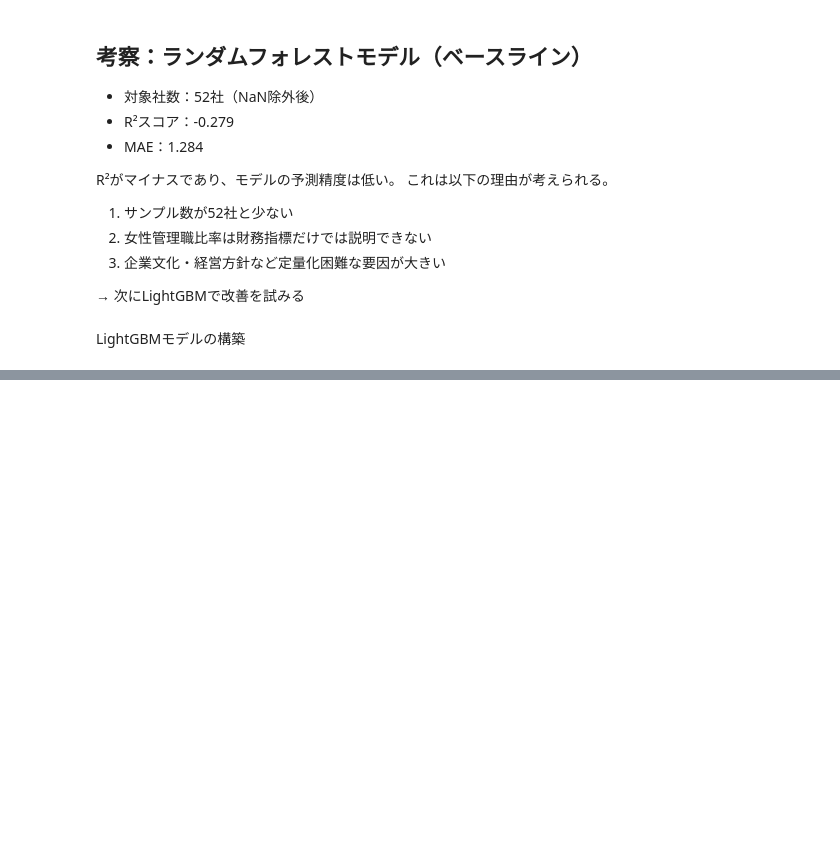
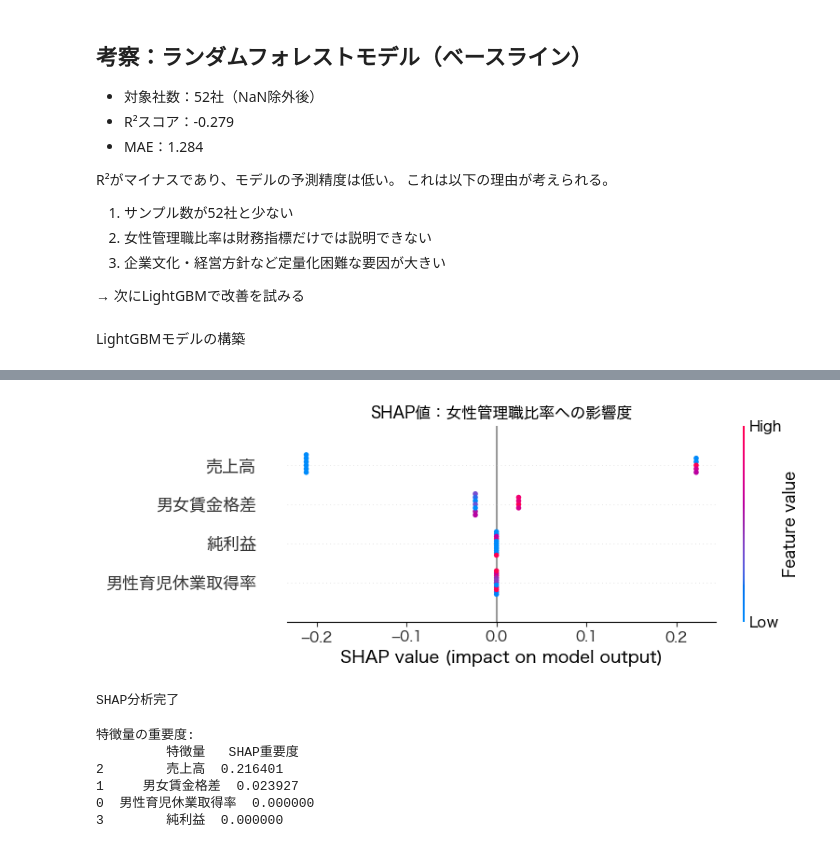
Before and after one commit to takeoka96/quest_1, a Jupyter notebook: notebooks/02_eda_visualization.ipynb, the cells around one changed output, grey strips where cells are left out. Cells and saved outputs as stored; diff of their text form; code cells hidden in the pictures; blank space fills up the shorter version.

```diff
--- a/notebooks/02_eda_visualization.ipynb
+++ b/notebooks/02_eda_visualization.ipynb
@@ -398,0 +420,36 @@ OSError: dlopen(/Users/takeshiokada/quest_1/.venv/lib/python3.8/site-packages/li
+# %%
+import shap
+
+# SHAP分析（LightGBMモデルを使用）
+explainer = shap.TreeExplainer(best_lgb)
+shap_values = explainer.shap_values(X_test)
+
+# SHAP summary plot
+plt.figure(figsize=(10, 6))
+shap.summary_plot(shap_values, X_test,
+                  feature_names=['男性育児休業取得率', '男女賃金格差', '売上高', '純利益'],
+                  show=False)
+plt.title('SHAP値：女性管理職比率への影響度')
+plt.tight_layout()
+plt.savefig(os.path.join(base_path, 'fig06_shap.png'), dpi=150)
+plt.show()
+print("SHAP分析完了")
+# %% [output]
+[figure, added]
+SHAP分析完了
+# %%
+# SHAP値の平均を確認
+shap_importance = pd.DataFrame({
+    '特徴量': ['男性育児休業取得率', '男女賃金格差', '売上高', '純利益'],
+    'SHAP重要度': np.abs(shap_values).mean(axis=0)
+}).sort_values('SHAP重要度', ascending=False)
+
+print("特徴量の重要度:")
+print(shap_importance.to_string())
+# %% [output]
+特徴量の重要度:
+         特徴量   SHAP重要度
+2        売上高  0.216401
+1     男女賃金格差  0.023927
+0  男性育児休業取得率  0.000000
+3        純利益  0.000000
```
Also changed, not shown: parts of 14 cells of this notebook, 3 other files.
